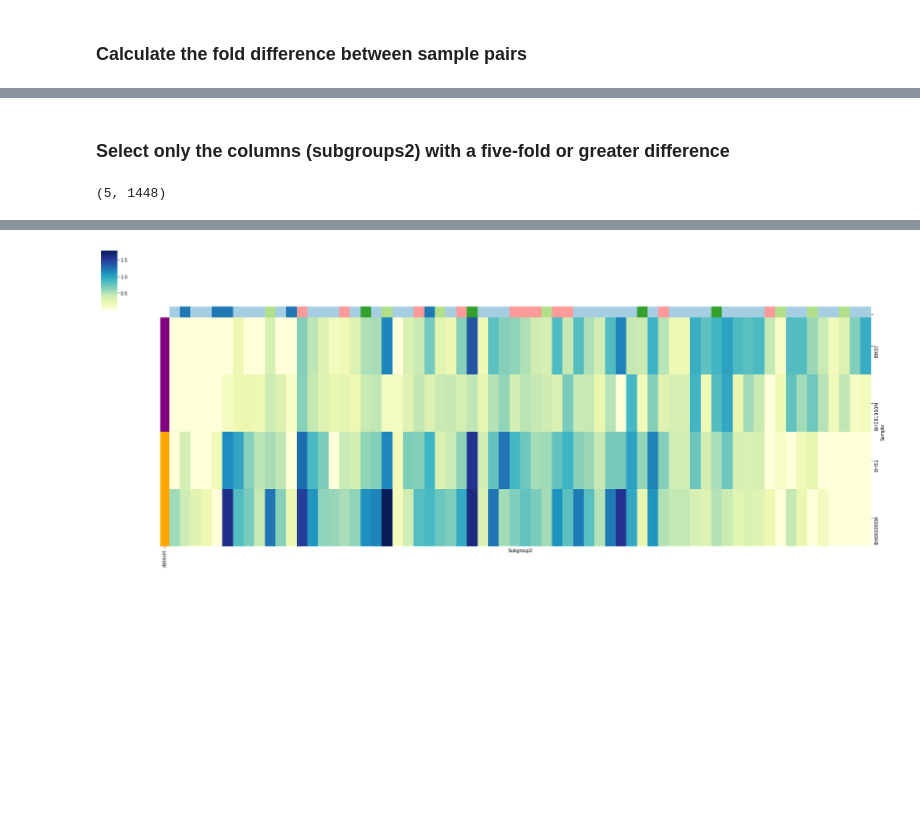
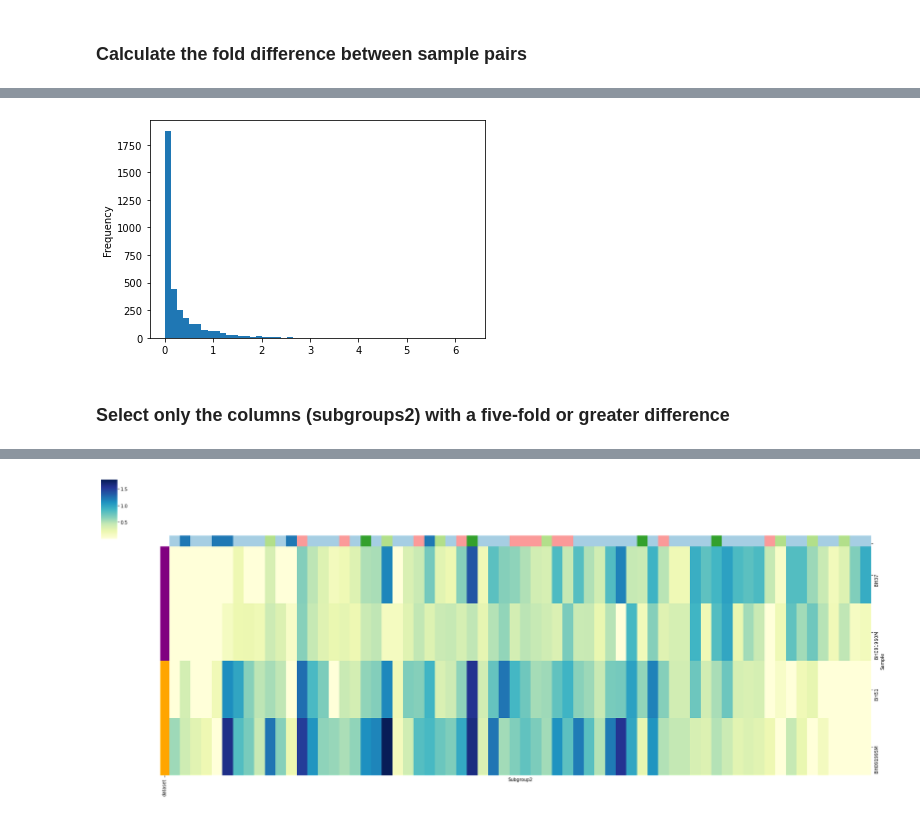
Before and after one commit to nvpatin/BlueHole_manuscript, a Jupyter notebook: BH_subgroup2_clustermap.ipynb, the cells around one changed output, grey strips where cells are left out. Cells and saved outputs as stored; diff of their text form; code cells hidden in the pictures; blank space fills up the shorter version.

```diff
--- a/BH_subgroup2_clustermap.ipynb
+++ b/BH_subgroup2_clustermap.ipynb
@@ -115,3 +99,7 @@ df4.head()
+# %%
+ax = df4.loc['Average'].plot.hist(bins=50, alpha=1)
+# %% [output]
+[figure, added]
 # %% [markdown]
 ### Select only the columns (subgroups2) with a five-fold or greater difference
 # %%
@@ -119,4 +108,0 @@ df5 = df4.loc[:, (df4.loc['Fold difference'] < 0.1) | (df4.loc['Fold difference'
-# %%
-df5.shape
-# %% [output]
-(5, 1448)
```
Also changed, not shown: parts of 34 cells of this notebook.
